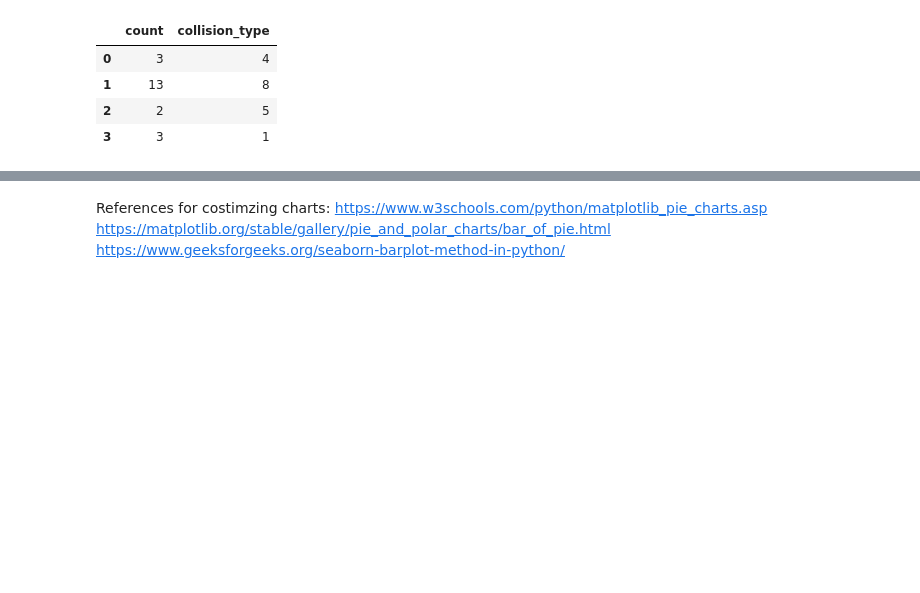
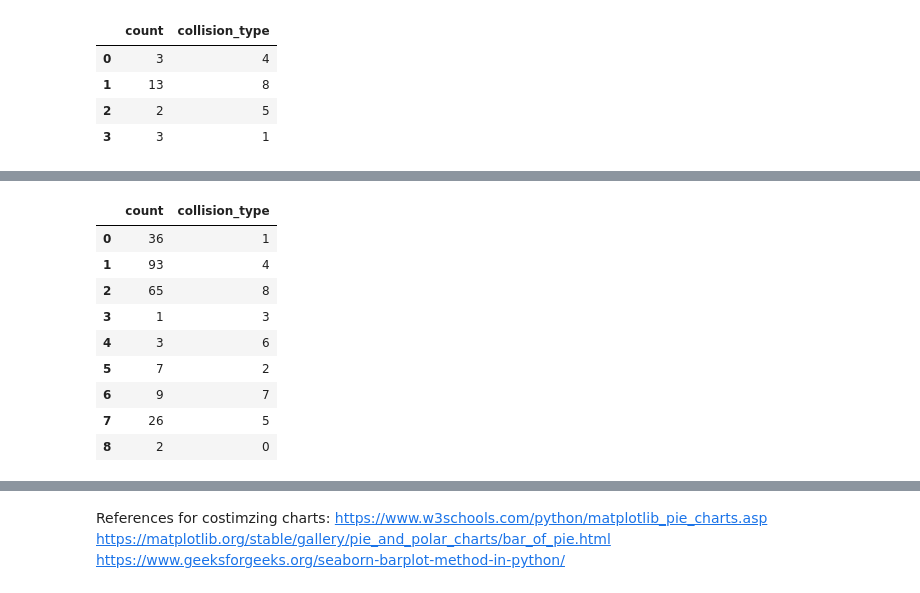
Before and after one commit to dvrpc/crash_analysis, a Jupyter notebook: notebooks/chart_testing.ipynb, the cells around one changed output, grey strips where cells are left out. Saved outputs shown, nothing was run; the diff lists cells and outputs as text; code cells hidden in the pictures; blank space fills up the shorter version.

```diff
--- a/notebooks/chart_testing.ipynb
+++ b/notebooks/chart_testing.ipynb
@@ -81,0 +120,13 @@ plt.pie(ksi_by_type["count"], labels = ksi_by_type["collision_type"], colors = p
+# %%
+nonpdo_by_type
+# %% [output]
+|  | count | collision_type |
+| 0 | 36 | 1 |
+| 1 | 93 | 4 |
+| 2 | 65 | 8 |
+| 3 | 1 | 3 |
+| 4 | 3 | 6 |
+| 5 | 7 | 2 |
+| 6 | 9 | 7 |
+| 7 | 26 | 5 |
+| 8 | 2 | 0 |
```
Also changed, not shown: parts of 6 cells of this notebook.
